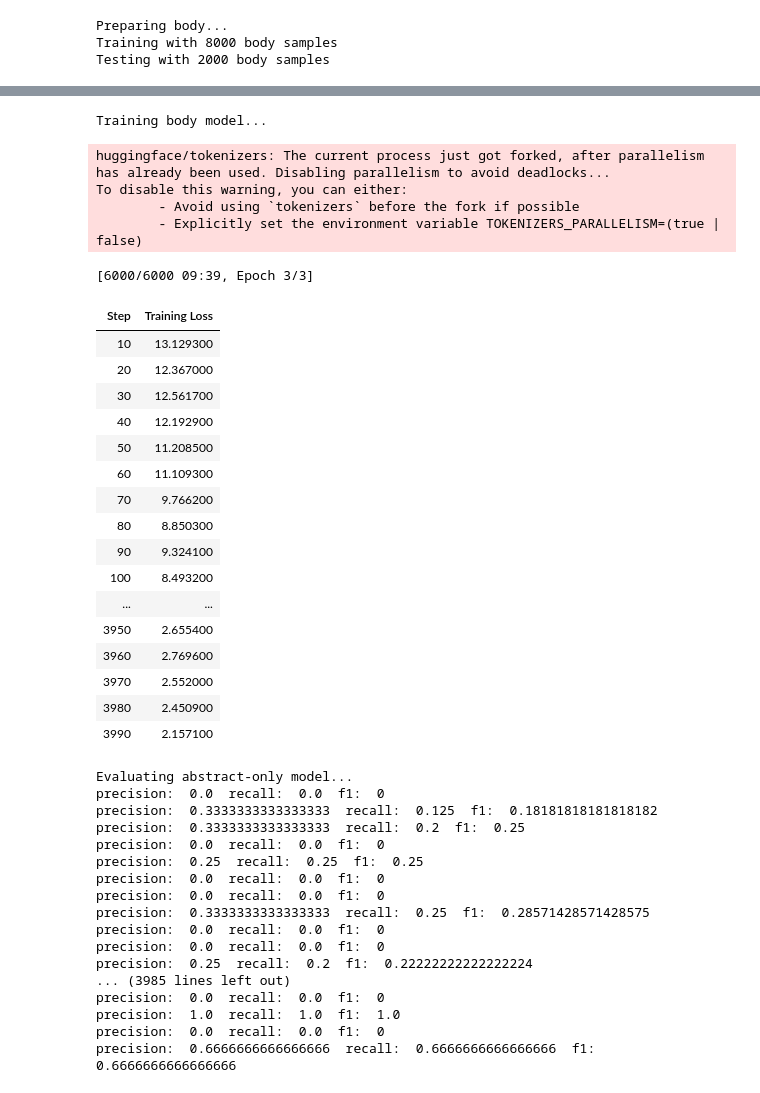
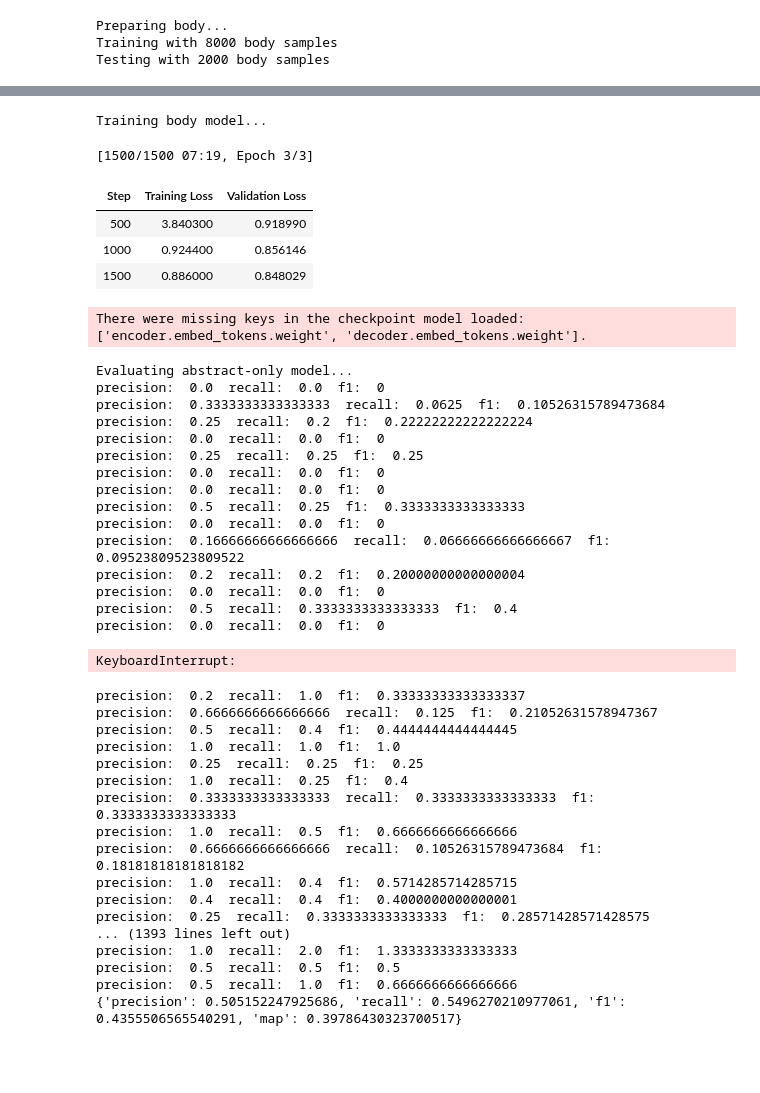
Before and after one commit to softwaresale/keywords-models, a Jupyter notebook: t5.ipynb, the cells around one changed output, grey strips where cells are left out. Drawn from its saved outputs; the diff is of its cells as text; code cells hidden in the pictures; blank space fills up the shorter version.

```diff
--- a/t5.ipynb
+++ b/t5.ipynb
@@ -240,50 +261,54 @@ KeyboardInterrupt:
 # %%
 print("Training body model...")
-body_model, body_tokenizer = train_model(model_name, train_body, "flan_t5_body")
+body_model, body_tokenizer = train_model(model_name, train_body, test_body, "flan_t5_body")
 # %% [output]
 Training body model...
-huggingface/tokenizers: The current process just got forked, after parallelism has already been used. Disabling parallelism to avoid deadlocks...
-To disable this warning, you can either:
-        - Avoid using `tokenizers` before the fork if possible
-        - Explicitly set the environment variable TOKENIZERS_PARALLELISM=(true | false)
+[1500/1500 07:19, Epoch 3/3]
+| Step | Training Loss | Validation Loss |
+| 500 | 3.840300 | 0.918990 |
+| 1000 | 0.924400 | 0.856146 |
+| 1500 | 0.886000 | 0.848029 |
-[6000/6000 09:39, Epoch 3/3]
+There were missing keys in the checkpoint model loaded: ['encoder.embed_tokens.weight', 'decoder.embed_tokens.weight'].
-| Step | Training Loss |
-| 10 | 13.129300 |
-| 20 | 12.367000 |
-| 30 | 12.561700 |
-| 40 | 12.192900 |
-| 50 | 11.208500 |
-| 60 | 11.109300 |
-| 70 | 9.766200 |
-| 80 | 8.850300 |
-| 90 | 9.324100 |
-| 100 | 8.493200 |
-| ... | ... |
-| 3950 | 2.655400 |
-| 3960 | 2.769600 |
-| 3970 | 2.552000 |
-| 3980 | 2.450900 |
-| 3990 | 2.157100 |
 # %%
 print("Evaluating abstract-only model...")
-abstract_metrics = evaluate_order_agnostic(abstract_model, abstract_tokenizer, test_abstract)
+abstract_predictions, abstract_references = evaluate_order_agnostic(abstract_model, abstract_tokenizer, test_abstract)
 # %% [output]
 Evaluating abstract-only model...
 precision:  0.0  recall:  0.0  f1:  0
-precision:  0.3333333333333333  recall:  0.125  f1:  0.18181818181818182
-precision:  0.3333333333333333  recall:  0.2  f1:  0.25
+precision:  0.3333333333333333  recall:  0.0625  f1:  0.10526315789473684
+precision:  0.25  recall:  0.2  f1:  0.22222222222222224
 precision:  0.0  recall:  0.0  f1:  0
 precision:  0.25  recall:  0.25  f1:  0.25
 precision:  0.0  recall:  0.0  f1:  0
 precision:  0.0  recall:  0.0  f1:  0
-precision:  0.3333333333333333  recall:  0.25  f1:  0.28571428571428575
+precision:  0.5  recall:  0.25  f1:  0.3333333333333333
 precision:  0.0  recall:  0.0  f1:  0
+precision:  0.16666666666666666  recall:  0.06666666666666667  f1:  0.09523809523809522
+precision:  0.2  recall:  0.2  f1:  0.20000000000000004
 precision:  0.0  recall:  0.0  f1:  0
-precision:  0.25  recall:  0.2  f1:  0.22222222222222224
-... (3985 lines left out)
+precision:  0.5  recall:  0.3333333333333333  f1:  0.4
 precision:  0.0  recall:  0.0  f1:  0
-precision:  1.0  recall:  1.0  f1:  1.0
-precision:  0.0  recall:  0.0  f1:  0
-precision:  0.6666666666666666  recall:  0.6666666666666666  f1:  0.6666666666666666
+KeyboardInterrupt:
+# %%
+abstract_metrics = compute_metrics(abstract_predictions, abstract_references)
+print(abstract_metrics)
+# %% [output]
+precision:  0.2  recall:  1.0  f1:  0.33333333333333337
+precision:  0.6666666666666666  recall:  0.125  f1:  0.21052631578947367
+precision:  0.5  recall:  0.4  f1:  0.4444444444444445
+precision:  1.0  recall:  1.0  f1:  1.0
+precision:  0.25  recall:  0.25  f1:  0.25
+precision:  1.0  recall:  0.25  f1:  0.4
+precision:  0.3333333333333333  recall:  0.3333333333333333  f1:  0.3333333333333333
+precision:  1.0  recall:  0.5  f1:  0.6666666666666666
+precision:  0.6666666666666666  recall:  0.10526315789473684  f1:  0.18181818181818182
+precision:  1.0  recall:  0.4  f1:  0.5714285714285715
+precision:  0.4  recall:  0.4  f1:  0.4000000000000001
+precision:  0.25  recall:  0.3333333333333333  f1:  0.28571428571428575
+... (1393 lines left out)
+precision:  1.0  recall:  2.0  f1:  1.3333333333333333
+precision:  0.5  recall:  0.5  f1:  0.5
+precision:  0.5  recall:  1.0  f1:  0.6666666666666666
+{'precision': 0.505152247925686, 'recall': 0.5496270210977061, 'f1': 0.4355506565540291, 'map': 0.39786430323700517}
 # %%
 print("Evaluating body-only model...")
```
Also changed, not shown: parts of 11 cells of this notebook.
